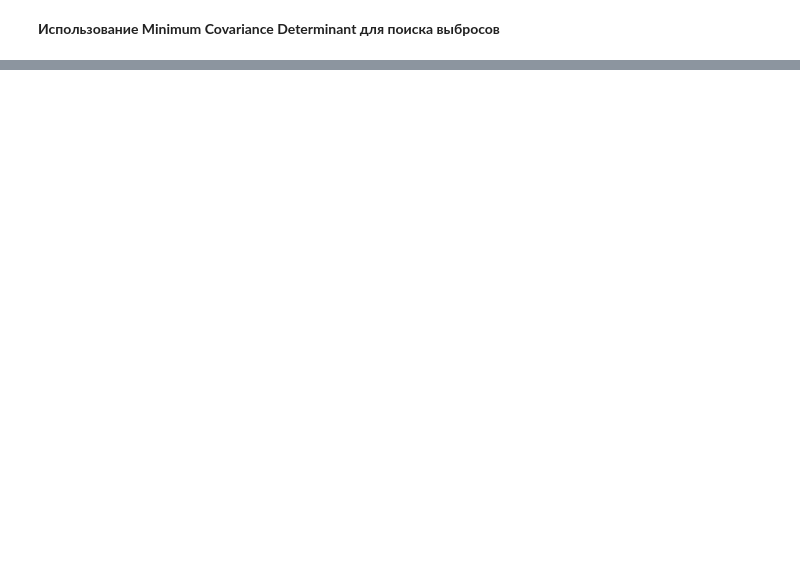
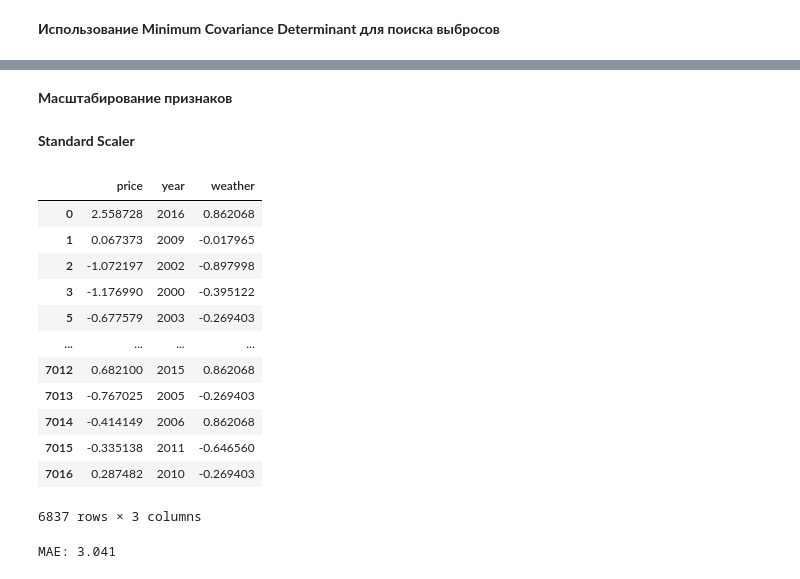
Before and after one commit to sergioschadenko/sf_data_science, a Jupyter notebook: ML_6_feature_selection/features_ford_prices.ipynb, the cells around one changed output, grey strips where cells are left out. Drawn from its saved outputs; the diff is of its cells as text; code cells hidden in the pictures; blank space fills up the shorter version.

Commit message:
scaled

```diff
--- a/ML_6_feature_selection/features_ford_prices.ipynb
+++ b/ML_6_feature_selection/features_ford_prices.ipynb
@@ -490,0 +482,32 @@ MAE: 4396.530
+# %% [markdown]
+**Масштабирование признаков**
+# %% [markdown]
+**Standard Scaler**
+# %%
+data = pd.read_excel('data/data_ford_price.xlsx')
+
+data = data[['price', 'year', 'weather']]
+data.dropna(inplace = True)
+
+data_scaled = data.copy()
+col_names = ['price', 'weather']
+x = data_scaled[col_names]
+
+scaler = StandardScaler()
+
+data_scaled[col_names] = scaler.fit_transform(x.values)
+data_scaled
+# %% [output]
+|  | price | year | weather |
+| 0 | 2.558728 | 2016 | 0.862068 |
+| 1 | 0.067373 | 2009 | -0.017965 |
+| 2 | -1.072197 | 2002 | -0.897998 |
+| 3 | -1.176990 | 2000 | -0.395122 |
+| 5 | -0.677579 | 2003 | -0.269403 |
+| ... | ... | ... | ... |
+| 7012 | 0.682100 | 2015 | 0.862068 |
+| 7013 | -0.767025 | 2005 | -0.269403 |
+| 7014 | -0.414149 | 2006 | 0.862068 |
+| 7015 | -0.335138 | 2011 | -0.646560 |
+| 7016 | 0.287482 | 2010 | -0.269403 |
+6837 rows × 3 columns
@@ -490,0 +519,9 @@ MAE: 4396.530
+# %%
+model = linear_model.LinearRegression()
+model.fit(X_train, y_train)
+y_predicted = model.predict(X_test)
+
+mae = mean_absolute_error(y_test, y_predicted)
+print('MAE: %.3f' % mae)
+# %% [output]
+MAE: 3.041
```
Also changed, not shown: parts of 15 cells of this notebook.
